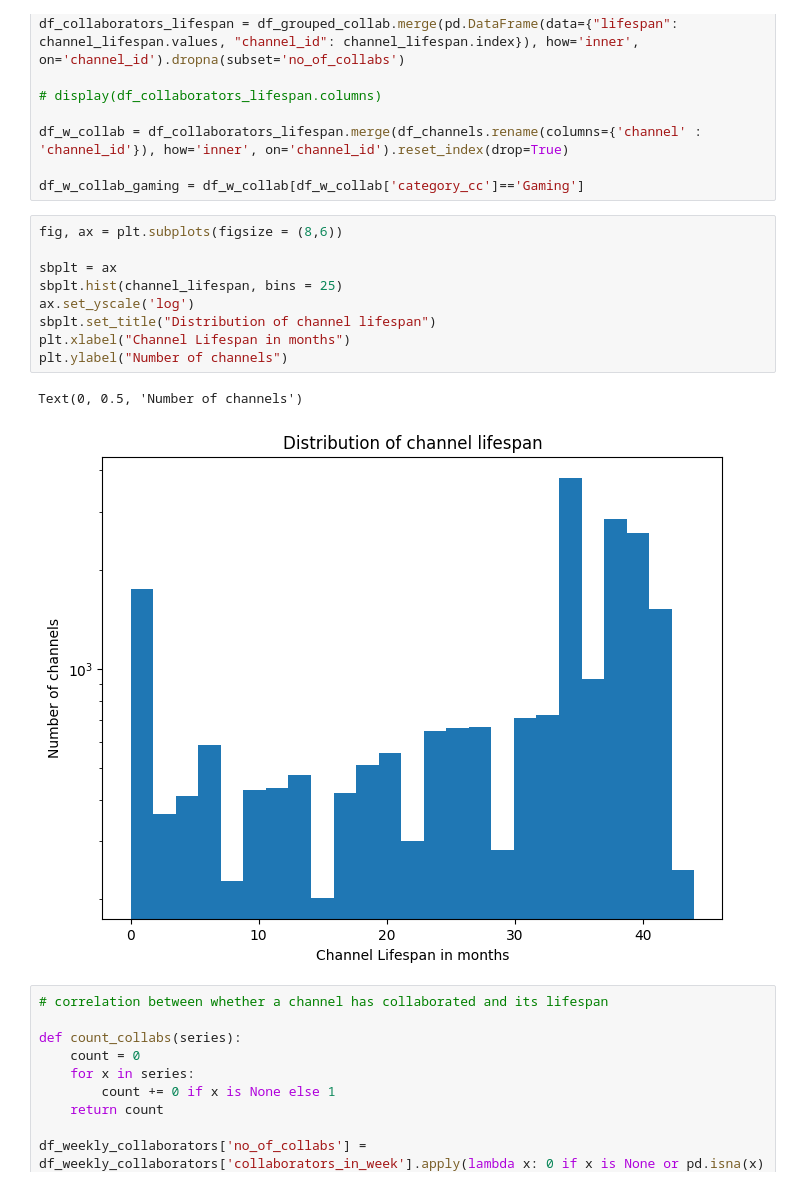
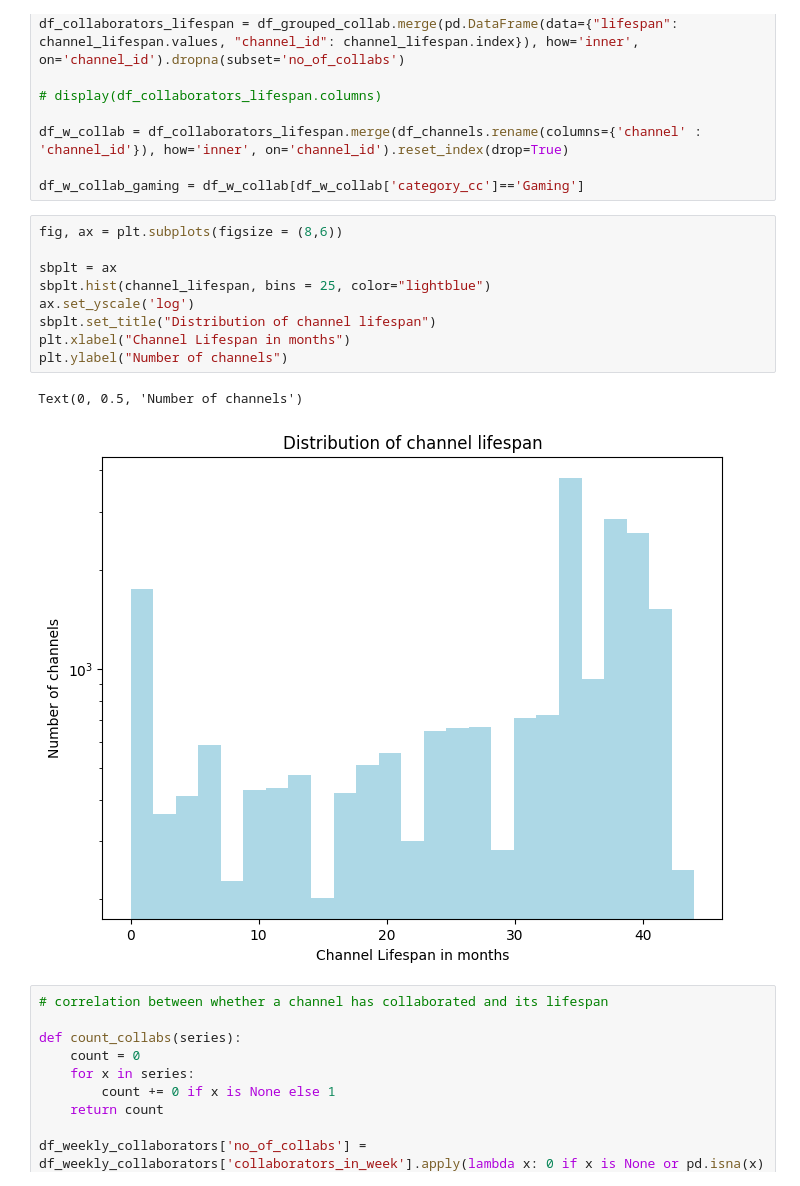
Before and after one commit to epfl-ada/ada-2023-project-adacadabra, a Jupyter notebook: Research q 4.ipynb, the cells around one changed output. Saved outputs shown, nothing was run; the diff lists cells and outputs as text.

Commit message:
change graph colour

```diff
--- a/Research q 4.ipynb
+++ b/Research q 4.ipynb
@@ -425,15 +425,15 @@ df_w_collab_gaming = df_w_collab[df_w_collab['category_cc']=='Gaming']
 # %%
 fig, ax = plt.subplots(figsize = (8,6))
 
 sbplt = ax
-sbplt.hist(channel_lifespan, bins = 25)
+sbplt.hist(channel_lifespan, bins = 25, color="lightblue")
 ax.set_yscale('log')
 sbplt.set_title("Distribution of channel lifespan")
 plt.xlabel("Channel Lifespan in months")
 plt.ylabel("Number of channels")
 # %% [output]
 Text(0, 0.5, 'Number of channels')
-[figure, old version]
+[figure, new version]
 # %%
 # correlation between whether a channel has collaborated and its lifespan
 
```
